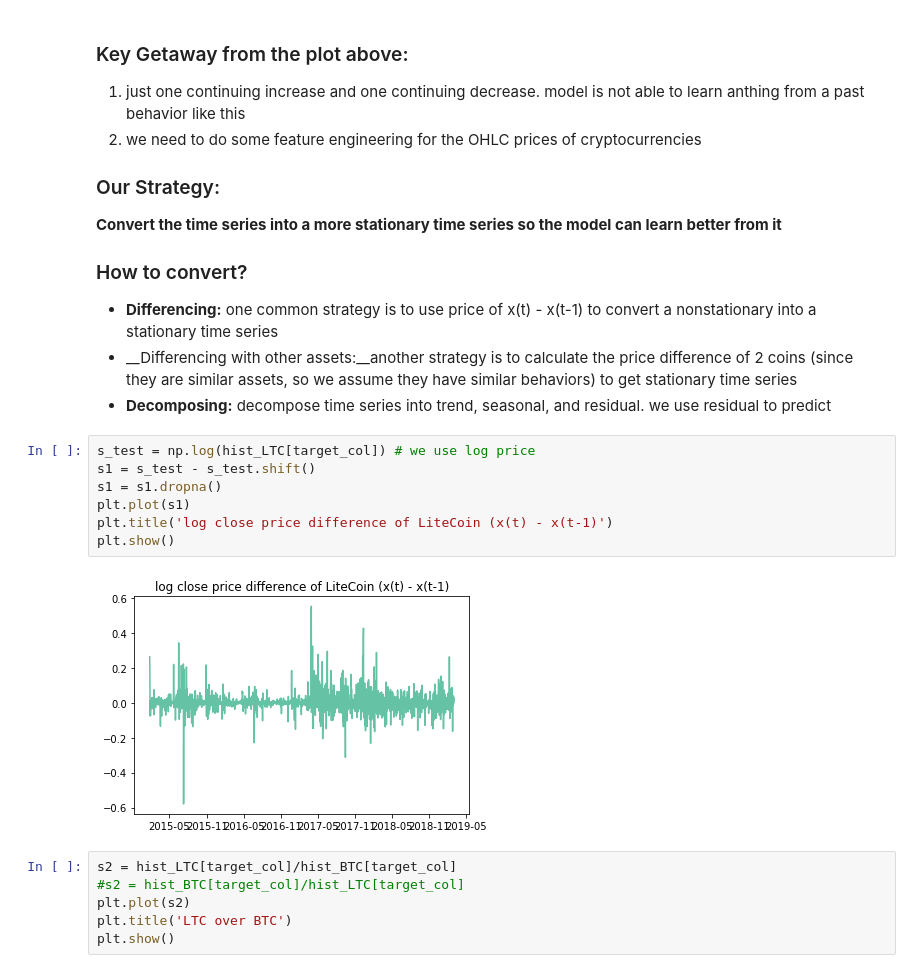
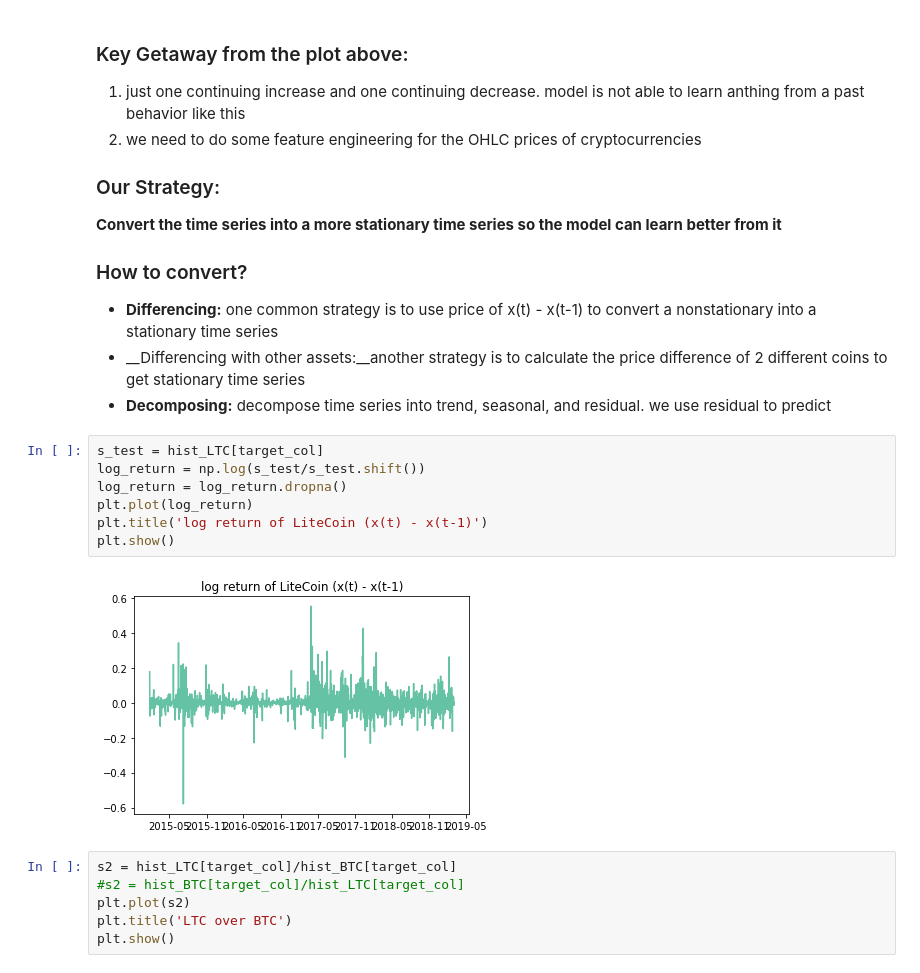
Before and after one commit to ycxmichael/CMPT733_CryptoCurrency_Project, a Jupyter notebook: Feature_Explore_Test.ipynb, the cells around one changed output. Saved outputs shown, nothing was run; the diff lists cells and outputs as text.

```diff
--- a/Feature_Explore_Test.ipynb
+++ b/Feature_Explore_Test.ipynb
@@ -56,17 +61,17 @@ __Convert the time series into a more stationary time series so the model can le
 
 ### How to convert?
  - __Differencing:__ one common strategy is to use price of x(t) - x(t-1) to convert a nonstationary into a stationary time series
- - __Differencing with other assets:__another strategy is to calculate the price difference of 2 coins (since they are similar assets, so we assume they have similar behaviors) to get stationary time series
+ - __Differencing with other assets:__another strategy is to calculate the price difference of 2 different coins to get stationary time series
  - __Decomposing:__ decompose time series into trend, seasonal, and residual. we use residual to predict
 # %%
-s_test = np.log(hist_LTC[target_col]) # we use log price
-s1 = s_test - s_test.shift()
-s1 = s1.dropna()
-plt.plot(s1)
-plt.title('log close price difference of LiteCoin (x(t) - x(t-1)')
+s_test = hist_LTC[target_col]
+log_return = np.log(s_test/s_test.shift())
+log_return = log_return.dropna()
+plt.plot(log_return)
+plt.title('log return of LiteCoin (x(t) - x(t-1)')
 plt.show()
 # %% [output]
-[figure, old version]
+[figure, new version]
 # %%
 s2 = hist_LTC[target_col]/hist_BTC[target_col]
 #s2 = hist_BTC[target_col]/hist_LTC[target_col]
```
Also changed, not shown: parts of 14 cells of this notebook.
